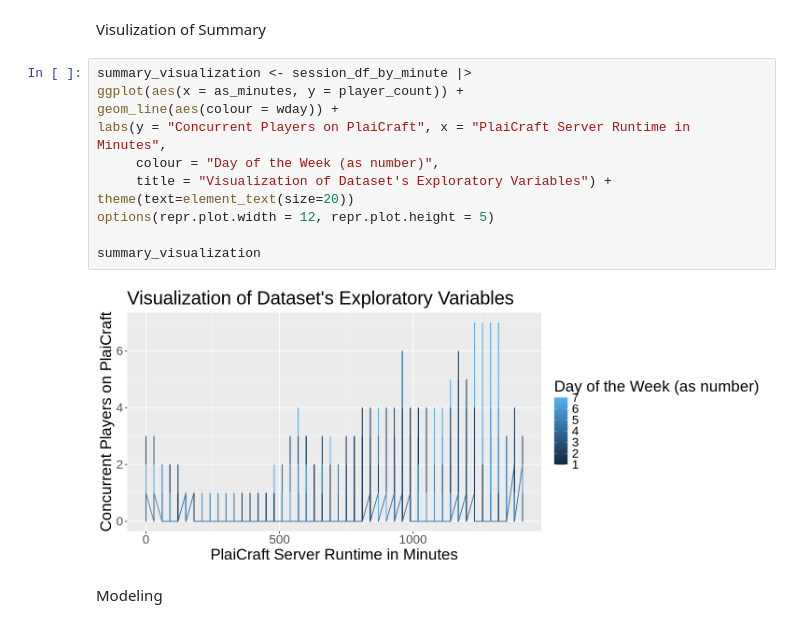
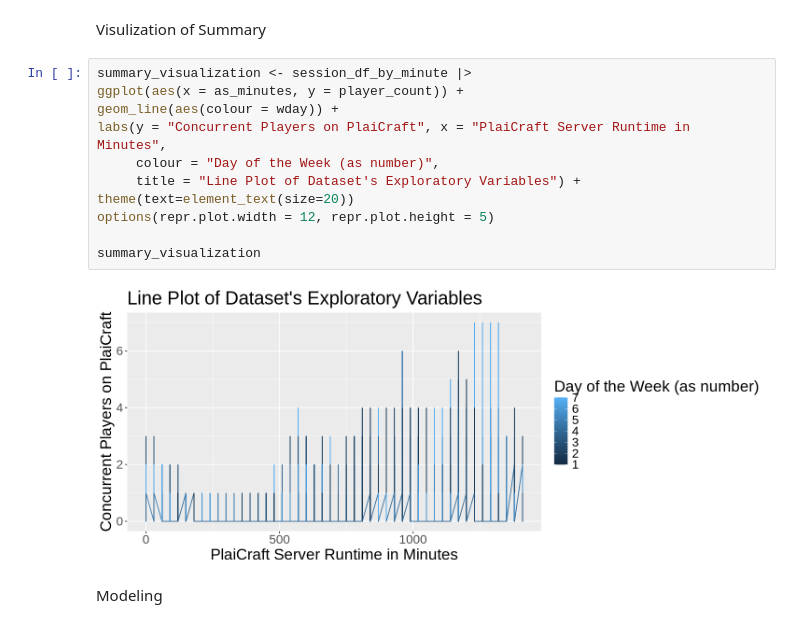
Before and after one commit to ARPBlueSteel/dsci100-project-24w-003-4, a Jupyter notebook: project_report.ipynb, the cells around one changed output. Drawn from its saved outputs; the diff is of its cells as text.

```diff
--- a/project_report.ipynb
+++ b/project_report.ipynb
@@ -89,16 +89,16 @@ Visulization of Summary
 # %%
 summary_visualization <- session_df_by_minute |>
 ggplot(aes(x = as_minutes, y = player_count)) +
 geom_line(aes(colour = wday)) +
 labs(y = "Concurrent Players on PlaiCraft", x = "PlaiCraft Server Runtime in Minutes",
      colour = "Day of the Week (as number)",
-     title = "Visualization of Dataset's Exploratory Variables") +
+     title = "Line Plot of Dataset's Exploratory Variables") +
 theme(text=element_text(size=20))
 options(repr.plot.width = 12, repr.plot.height = 5)
 
 summary_visualization
 # %% [output]
-[figure, old version]
+[figure, new version]
 # %% [markdown]
 Modeling
 # %%
```
Also changed, not shown: parts of 1 cell of this notebook.
